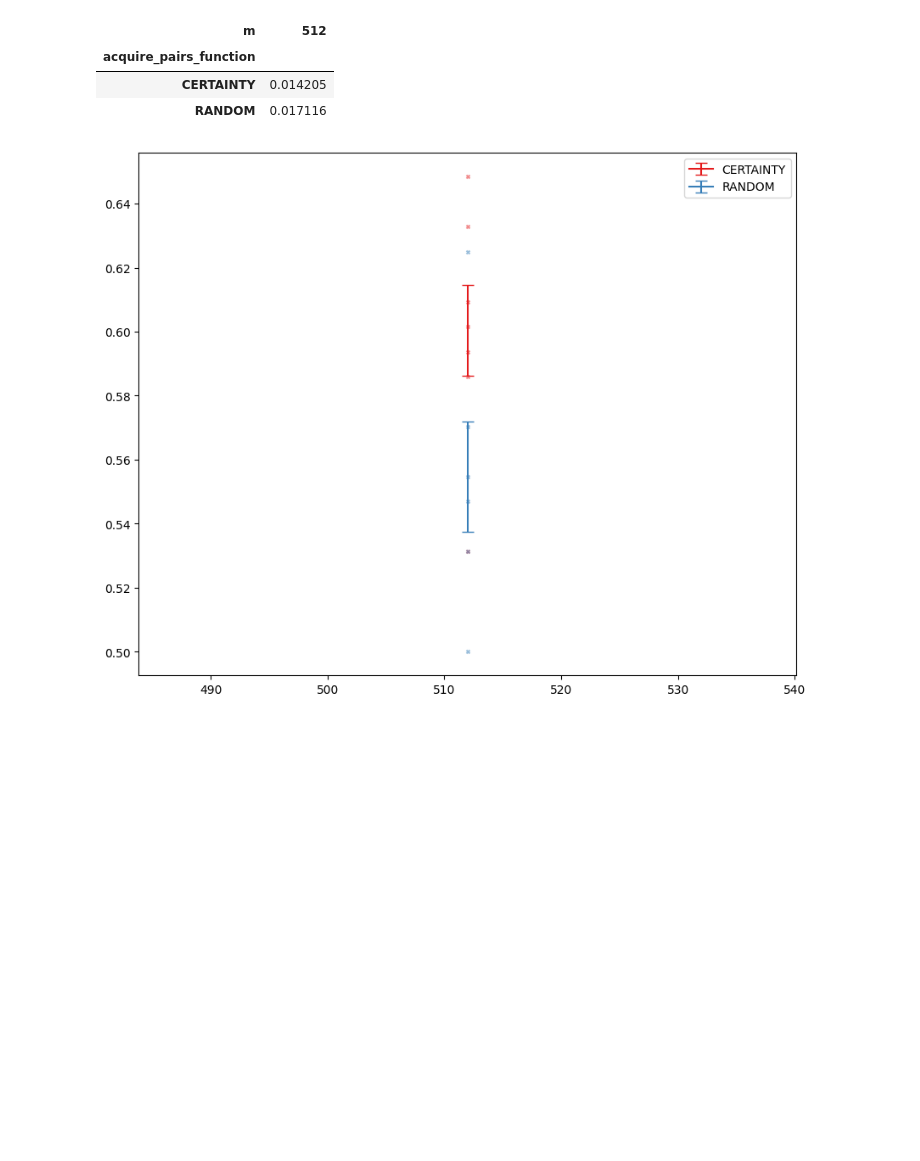
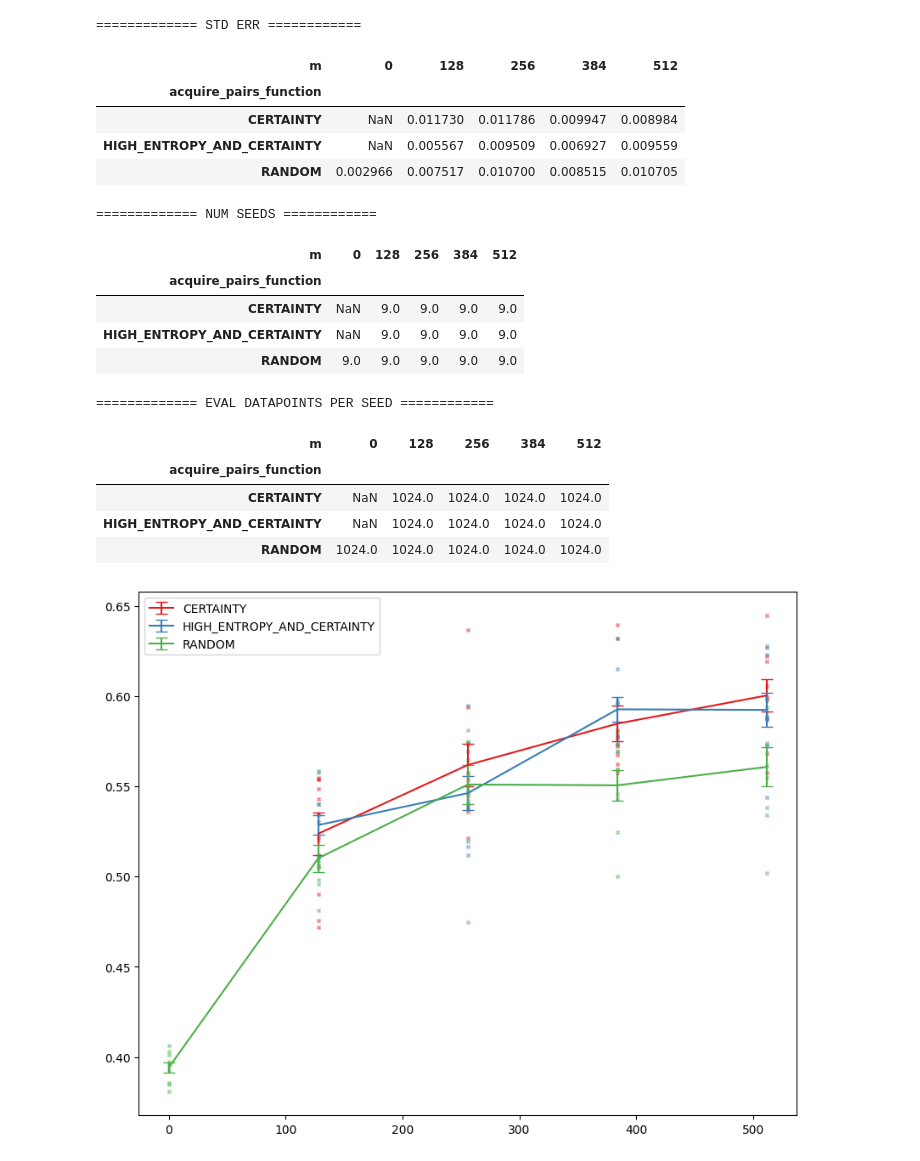
Before and after one commit to willmuldrew/active-preference-learning, a Jupyter notebook: notebooks/post-eval-analyse.ipynb, the cells around one changed output. Drawn from its saved outputs; the diff is of its cells as text; code cells hidden in the pictures; blank space fills up the shorter version.

```diff
--- a/notebooks/post-eval-analyse.ipynb
+++ b/notebooks/post-eval-analyse.ipynb
@@ -7,7 +7,7 @@ import numpy as np
 import matplotlib
 import matplotlib.pyplot as plt
 # %%
-def analyse(file_pattern):
+def analyse(file_pattern, title=None):
     dfs = []
     for f in glob.glob(f"../results/{file_pattern}"):
         print(f)
@@ -21,10 +21,22 @@ def analyse(file_pattern):
     mean_win = df.groupby(["acquire_pairs_function", "m"]).win.mean().unstack()
     std = df.groupby(["acquire_pairs_function", "m", "seed"]).win.mean().groupby(["acquire_pairs_function", "m"]).std().unstack()
     n = df.groupby(["acquire_pairs_function", "m", "seed"]).win.mean().groupby(["acquire_pairs_function", "m"]).count().unstack()
+    c = df.groupby(["acquire_pairs_function", "m"]).win.count().unstack() / n
     stderr = std / (n**0.5)
 
+    if title is not None:
+        print("=========================================")
+        print(f" {title}")
+        print("=========================================")
+
+    print("============= WIN RATE ============")
     display(mean_win)
+    print("============= STD ERR ============")
     display(stderr)
+    print("============= NUM SEEDS ============")
+    display(n)
+    print("============= EVAL DATAPOINTS PER SEED ============")
+    display(c)
 
     colors = matplotlib.colormaps["Set1"]
     fig, ax = plt.subplots(figsize=(10, 8))
@@ -75,4 +92,4 @@ analyse("post-eval-winrate-imdb-m*-xmas-sweep2.csv")
 [figure]
 # %%
-analyse("post-eval-winrate-tldr-m*-xmas-sweep.csv")
+analyse("post-eval-winrate-tldr-m*-xmas-sweep2.csv", "TLDR - Adam, 70 epochs per training")
 # %% [output]
@@ -84,5 +110,19 @@ analyse("post-eval-winrate-tldr-m*-xmas-sweep.csv")
+============= STD ERR ============
-| m | 512 |
-| acquire_pairs_function |  |
-| CERTAINTY | 0.014205 |
-| RANDOM | 0.017116 |
+| m | 0 | 128 | 256 | 384 | 512 |
+| acquire_pairs_function |  |  |  |  |  |
+| CERTAINTY | NaN | 0.011730 | 0.011786 | 0.009947 | 0.008984 |
+| HIGH_ENTROPY_AND_CERTAINTY | NaN | 0.005567 | 0.009509 | 0.006927 | 0.009559 |
+| RANDOM | 0.002966 | 0.007517 | 0.010700 | 0.008515 | 0.010705 |
+============= NUM SEEDS ============
+| m | 0 | 128 | 256 | 384 | 512 |
+| acquire_pairs_function |  |  |  |  |  |
+| CERTAINTY | NaN | 9.0 | 9.0 | 9.0 | 9.0 |
+| HIGH_ENTROPY_AND_CERTAINTY | NaN | 9.0 | 9.0 | 9.0 | 9.0 |
+| RANDOM | 9.0 | 9.0 | 9.0 | 9.0 | 9.0 |
+============= EVAL DATAPOINTS PER SEED ============
+| m | 0 | 128 | 256 | 384 | 512 |
+| acquire_pairs_function |  |  |  |  |  |
+| CERTAINTY | NaN | 1024.0 | 1024.0 | 1024.0 | 1024.0 |
+| HIGH_ENTROPY_AND_CERTAINTY | NaN | 1024.0 | 1024.0 | 1024.0 | 1024.0 |
+| RANDOM | 1024.0 | 1024.0 | 1024.0 | 1024.0 | 1024.0 |
-[figure, old version]
+[figure, new version]
```
Also changed, not shown: parts of 4 cells of this notebook, 1 other file.
